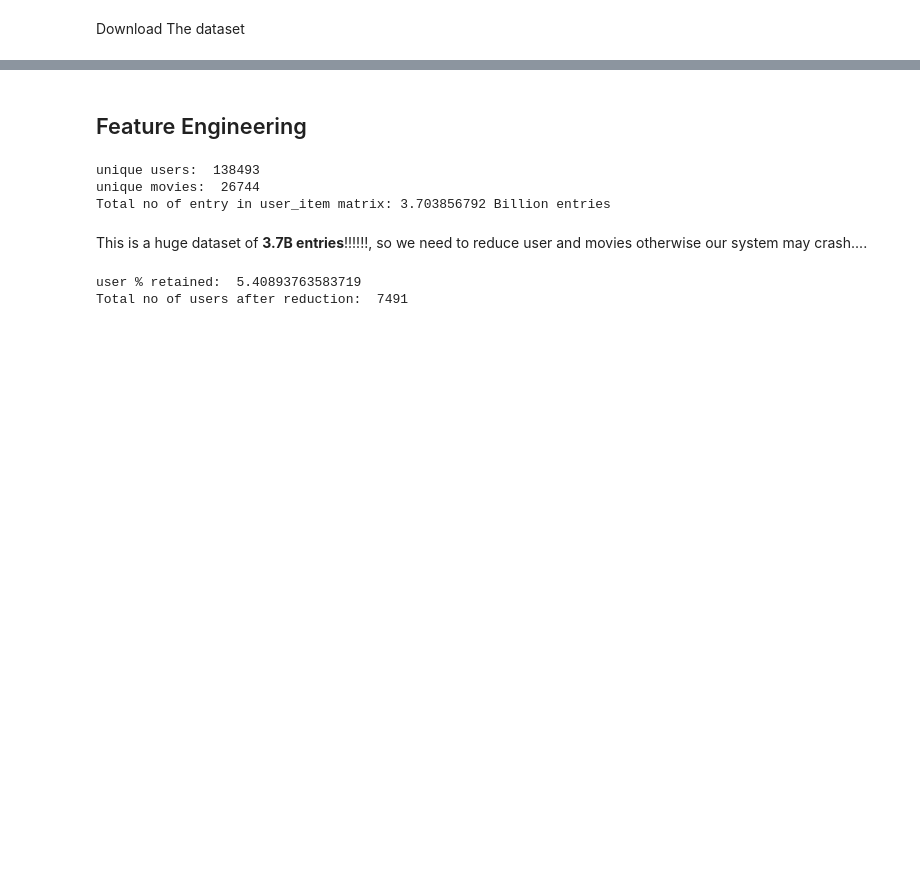
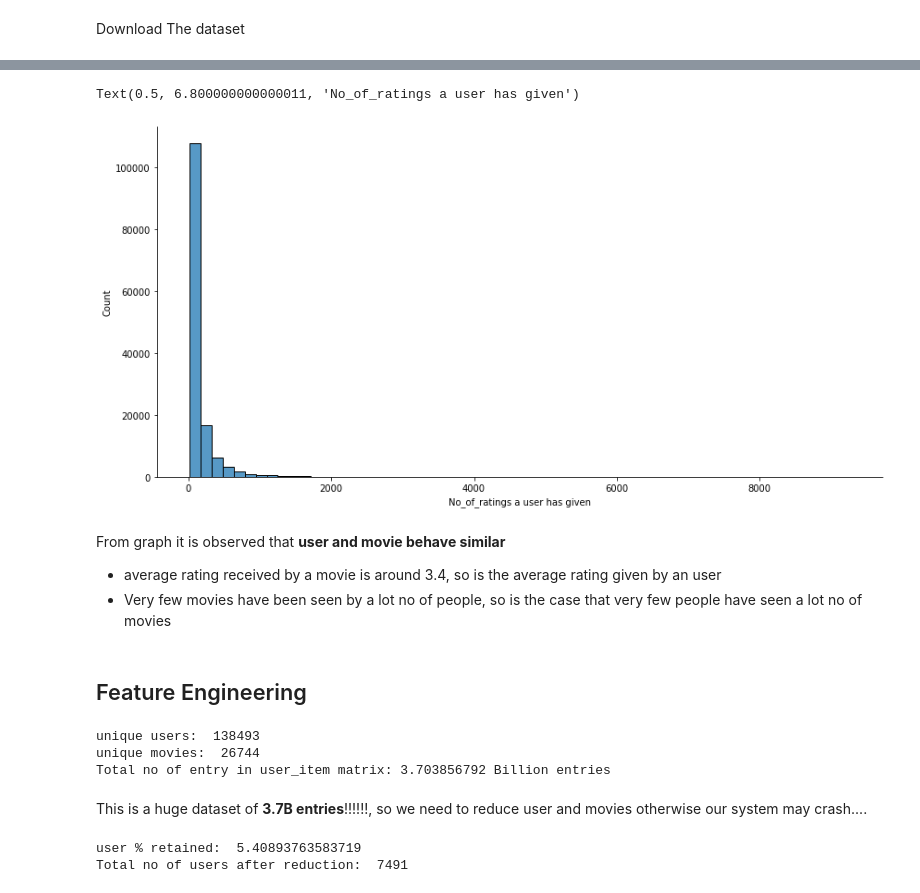
Before and after one commit to Vijay1C/Movie_Recomendation, a Jupyter notebook: Recomendation_System_MovieLens.ipynb, the cells around one changed output, grey strips where cells are left out. Saved outputs shown, nothing was run; the diff lists cells and outputs as text; code cells hidden in the pictures; blank space fills up the shorter version.

```diff
--- a/Recomendation_System_MovieLens.ipynb
+++ b/Recomendation_System_MovieLens.ipynb
@@ -148,3 +172,19 @@ sns.scatterplot([1,2,3],[2,5,7])
+# %%
+# Checking the number_of_ratings histogram
+
+import seaborn as sns
+sns.displot(data=avg_user_ratings, x="rating_count", bins=60, height=6, aspect=2)
+plt.xlabel("No_of_ratings a user has given")
+# %% [output]
+Text(0.5, 6.800000000000011, 'No_of_ratings a user has given')
+[figure, added]
+# %% [markdown]
+From graph it is observed that **user and movie behave similar**
+
+
+
+*   average rating received by a movie is around 3.4, so is the average rating given by an user
+*   Very few movies have been seen by a lot no of people, so is the case that very few people have seen a lot no of movies
 # %% [markdown]
 ## Feature Engineering
 # %%
```
Also changed, not shown: parts of 31 cells of this notebook.
